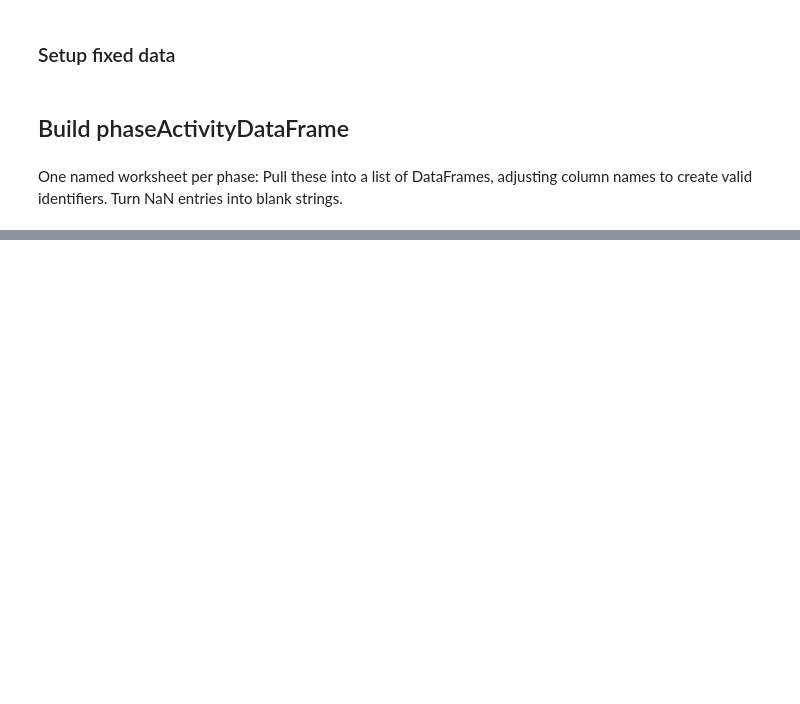
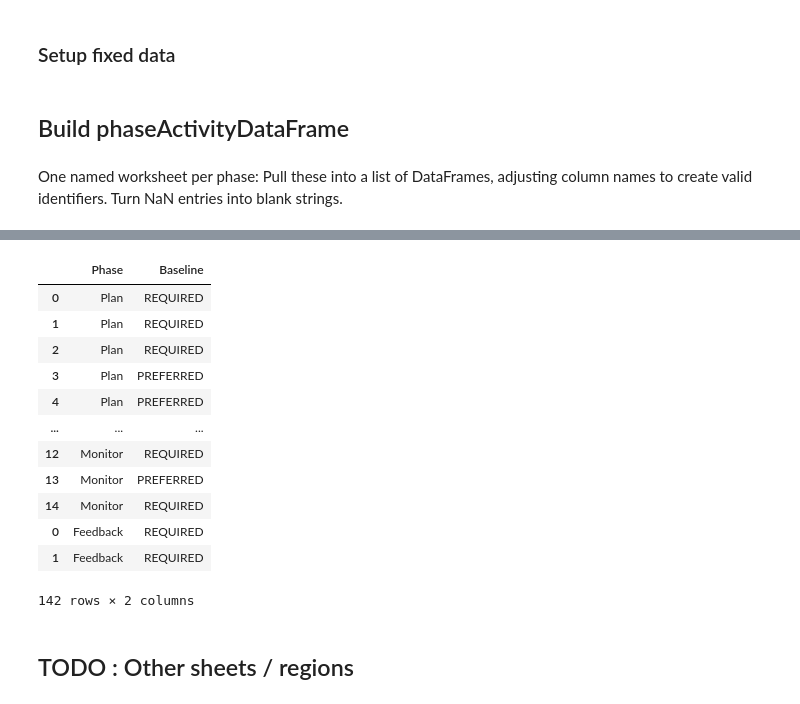
Before and after one commit to mech0s/nodehenge, a Jupyter notebook: doc2rdf.ipynb, the cells around one changed output, grey strips where cells are left out. Drawn from its saved outputs; the diff is of its cells as text; code cells hidden in the pictures; blank space fills up the shorter version.

Commit message:
remove tricky MultiIndex from dataframe

```diff
--- a/doc2rdf.ipynb
+++ b/doc2rdf.ipynb
@@ -64,6 +83,7 @@ phaseNames = [ 'Plan',
 One named worksheet per phase: Pull these into a list of DataFrames, adjusting column names to create valid identifiers. Turn NaN entries into blank strings.
 # %%
 phaseDataList = []
+phaseOrder = 0
 for phName in phaseNames:
   df = pd.read_excel(xls,phName)
   df = df.rename(columns={"Activities":"Activity",
@@ -71,5 +91,11 @@ for phName in phaseNames:
                      "Tool Dependencies": "ToolDependency",
                      "Tool Dependency": "ToolDependency"
                      })
+  # add Phase and order columns - alternative avoid tricky MultiIndex when concatening below
+  df["Phase"] = phName
+  df["PhaseOrder"] = phaseOrder
+  df["OrderInPhase"] = df.index
+  phaseOrder+=1
+  #
   phaseDataList.append(df.replace(np.nan, ""))
 # %% [markdown]
@@ -77,4 +103,5 @@ phaseDataList : list of dataframes :- concatenate into one dataframe, with the a
 # %%
-phaseActivityDataFrame = pd.concat(phaseDataList,keys=phaseNames, names=["Phase","IDinPhase"])
+phaseActivityDataFrame = pd.concat(phaseDataList)
+# MultiIndex example: phaseActivityDataFrame = pd.concat(phaseDataList,keys=phaseNames, names=["Phase","IDinPhase"])
 # %%
 phaseActivityDataFrame
@@ -80,0 +164,19 @@ phaseActivityDataFrame
+# %%
+### Dataframe selection examples
+phaseActivityDataFrame[["Phase","Baseline"]]
+# %% [output]
+|  | Phase | Baseline |
+| 0 | Plan | REQUIRED |
+| 1 | Plan | REQUIRED |
+| 2 | Plan | REQUIRED |
+| 3 | Plan | PREFERRED |
+| 4 | Plan | PREFERRED |
+| ... | ... | ... |
+| 12 | Monitor | REQUIRED |
+| 13 | Monitor | PREFERRED |
+| 14 | Monitor | REQUIRED |
+| 0 | Feedback | REQUIRED |
+| 1 | Feedback | REQUIRED |
+142 rows × 2 columns
+# %% [markdown]
+## TODO : Other sheets / regions
```
Also changed, not shown: parts of 7 cells of this notebook.
